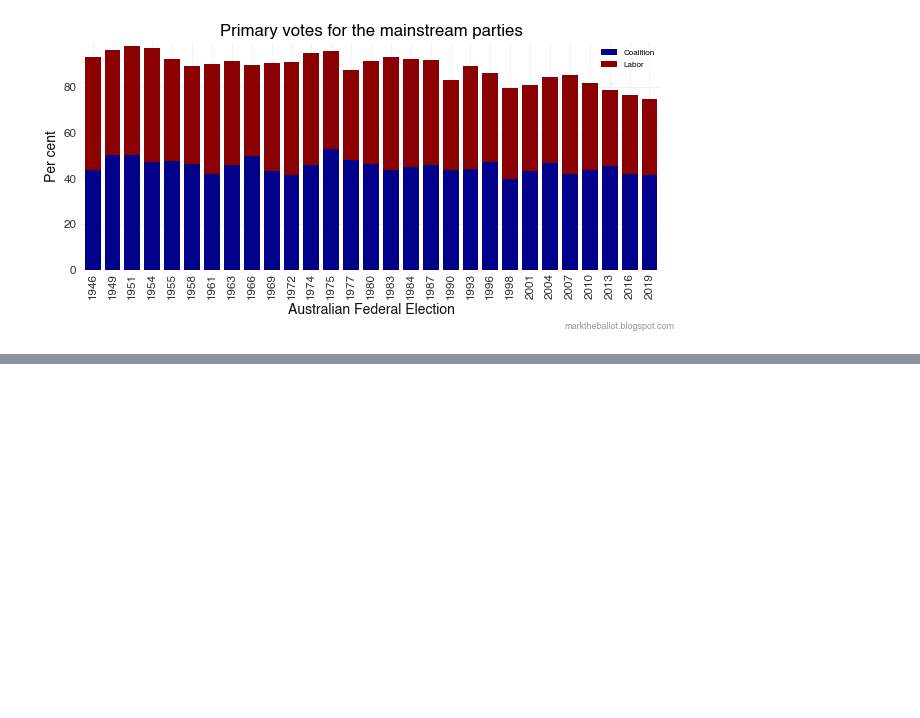
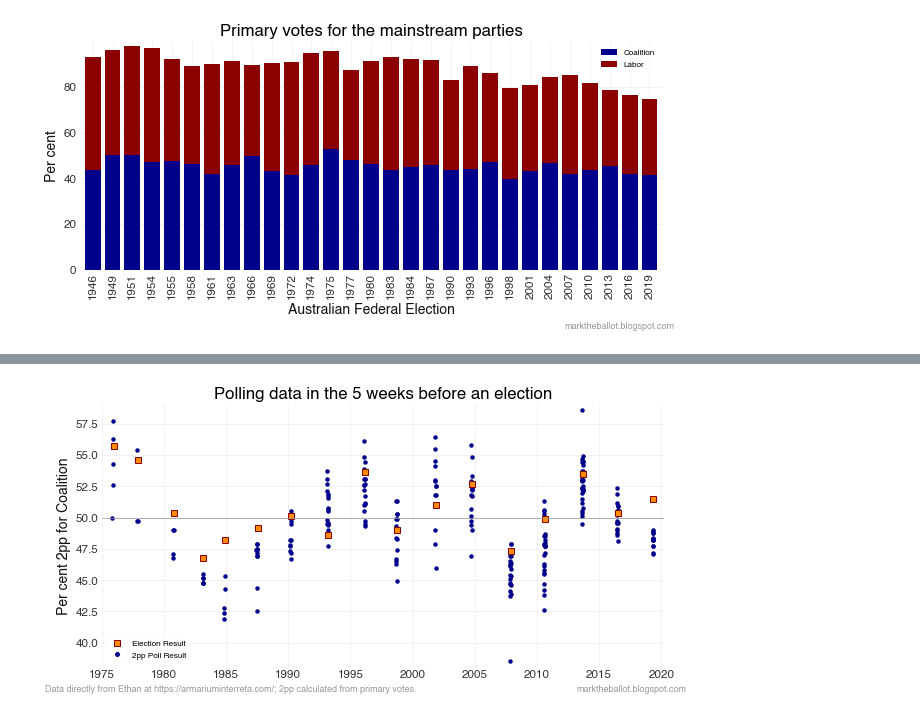
Before and after one commit to bpalmer4/Australian-Federal-Election-2022, a Jupyter notebook: notebooks/Voting History.ipynb, the cells around one changed output, grey strips where cells are left out. Saved outputs shown, nothing was run; the diff lists cells and outputs as text; code cells hidden in the pictures; blank space fills up the shorter version.

```diff
--- a/notebooks/Voting History.ipynb
+++ b/notebooks/Voting History.ipynb
@@ -100,0 +187,5 @@ common.plot_finalise(ax, title='Primary votes for the mainstream parties',
+# %%
+# Historical data from Ethan at https://armariuminterreta.com/
+# Load historical polling data ...
+historical = pd.read_excel('../historical-data/Australian Federal Polling Database.xlsx',)
+len(historical)
@@ -100,0 +199,8 @@ common.plot_finalise(ax, title='Primary votes for the mainstream parties',
+# %%
+# Get election dates
+# We will focus on polls in the last N Weeks of the campaign
+FOCUS = 5 # WEEKS
+FOCUS_DAYS = FOCUS * 7 # DAYS
+elections = table[['Date', 'Labor2pp']].copy()
+elections['Coalition2pp'] = 100.0 - elections['Labor2pp']
+len(elections)
@@ -100,0 +209,80 @@ common.plot_finalise(ax, title='Primary votes for the mainstream parties',
+# %%
+# plot the poll data prior to an election
+COALITION_TPP = 'Est2pp'
+ELECTION_MARKER = 's'
+POLL_MARKER = 'o'
+ELECTION_COLOR = 'darkorange'
+data_statement = (
+    'Data directly from Ethan at https://armariuminterreta.com/; '
+    '2pp calculated from primary votes.'
+)
+HALF_LIFE = 7 # days
+
+# --- the summary chart
+fig, ax = common.initiate_plot()
+for e in elections.Date:
+    # ignore early polls
+    if e < pd.Timestamp('1975-01-01'):
+        continue
+
+    # get polling data
+    election = e
+    election_2pp = elections.loc[elections.Date == e, 'Coalition2pp'].values[0]
+    start = e - pd.Timedelta(days=FOCUS_DAYS)
+    selected = historical[(historical.StartDate >= start)
+                          & (historical.EndDate <= election)].copy()
+
+    # --- add to the summary plot
+    # polling
+    selected.plot(kind='scatter', x='EndDate', y=COALITION_TPP, ax=ax,
+                  c=COLOR_COALITION, marker=POLL_MARKER)
+
+    # lection
+    ax.plot([election], [election_2pp],
+            c=ELECTION_COLOR, markeredgecolor='darkred', marker=ELECTION_MARKER)
+
+    # --- also do a plot just for this election
+    _, ax1 = common.initiate_plot()
+    markers = '^v<>sdDph'
+    for i, pollster in enumerate(selected.Pollster.unique()):
+        # poll data
+        p_data = selected[selected.Pollster == pollster]
+        p_data.plot(kind='scatter', x='EndDate', y=COALITION_TPP, ax=ax1,
+                      c=COLOR_COALITION, label=pollster, marker=markers[i])
+
+    ax1.plot([election], [election_2pp],
+             c=ELECTION_COLOR, markeredgecolor='darkred', marker=ELECTION_MARKER,
+             label=f'{election.year} Election Result')
+    ax1.axhline(y=50, color='#999999', linestyle='-', linewidth=0.75)
+    ax1.axhline(y=election_2pp, color=ELECTION_COLOR, linestyle='-', linewidth=0.75,)
+
+    ewm = selected[COALITION_TPP].ewm(halflife=HALF_LIFE).mean()
+    ewm.index = selected['EndDate']
+    ewm.plot(color='lightblue', ax=ax1, linewidth=2,
+             label=f'Exp. wtd ave (HL={HALF_LIFE}days)')
+
+    ax1.legend(loc='best')
+    common.plot_finalise(ax1, xlabel=None, ylabel='Per cent 2pp for Coalition',
+                         lfooter=data_statement,
+                         title=f'Polling data in the {FOCUS} weeks '
+                               f'before the {election.year} election',
+                        close=False, concise_dates=True)
+
+# --- summary plot
+# legend
+legend_body = [Line2D([0], [0], marker=ELECTION_MARKER, color='w', label='Election Result',
+                          markerfacecolor=ELECTION_COLOR, markeredgecolor='darkred', ),
+              Line2D([0], [0], marker=POLL_MARKER, color='w', label='2pp Poll Result',
+                          markerfacecolor=COLOR_COALITION)]
+ax.legend(handles=legend_body, loc='best')
+
+# reference line
+ax.axhline(y=50, color='#999999', linestyle='-', linewidth=0.75)
+
+# finalise
+common.plot_finalise(ax, xlabel=None, ylabel='Per cent 2pp for Coalition',
+                     lfooter= data_statement,
+                     title=f'Polling data in the {FOCUS} weeks before an election',
+                     concise_dates=True)
+# %% [output]
+[figure, added]
```
Also changed, not shown: parts of 16 cells of this notebook, 3 other files.
